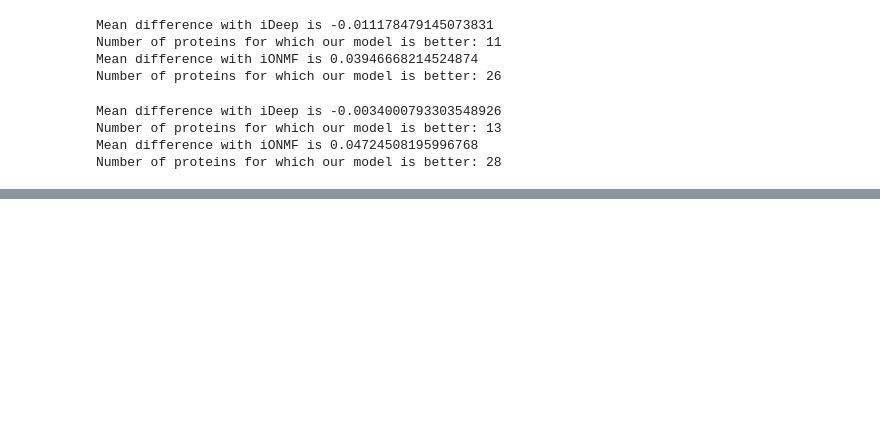
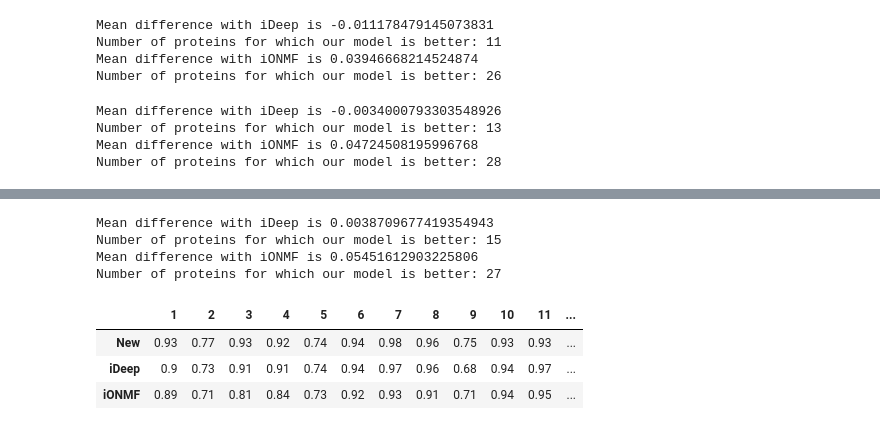
Before and after one commit to AnzeLovse/mcBind, a Jupyter notebook: Results.ipynb, the cells around one changed output, grey strips where cells are left out. Saved outputs shown, nothing was run; the diff lists cells and outputs as text; code cells hidden in the pictures; blank space fills up the shorter version.

```diff
--- a/Results.ipynb
+++ b/Results.ipynb
@@ -125,0 +620,74 @@ Number of proteins for which our model is better: 28
+# %%
+import pandas as pd
+import numpy as np
+
+def highlight_max(s):
+    '''
+    Marks the series in bold.
+    '''
+    is_max = s == s.max()
+    return ['font-weight:bold' if v else '' for v in is_max]
+
+architecture = [0.9291983335024707, 0.7651499592158268, 0.9287091265729263, 0.9234442244802304, 0.7364646663463134, 0.9353502000683374, 0.9751938377733049, 0.9635168229108272, 0.7480441636087577, 0.9346671614887399, 0.9334940249230028, 0.949523263169057, 0.9276532222938382, 0.9852166482163515, 0.9429690477664376, 0.945769948595989, 0.9649891702394129, 0.8007685826907235, 0.7732648235421152, 0.8027100113919463, 0.9707501513101737, 0.8550998884527516, 0.977862995508198, 0.9581364300124371, 0.9094462929636776, 0.9795481269712912, 0.8983216973834953, 0.9443326220617765, 0.9323671533365572, 0.9373046668621641, 0.9277661869459333]
+iDeep = [0.90,0.73,0.91,0.91,0.74,0.94,0.97,0.96,0.68,0.94,0.97,0.95,0.92,0.97,0.95,0.93,0.97,0.82,0.82,0.79,0.97,0.87,0.98,0.95,0.92,0.97,0.89,0.94,0.92,0.95,0.92]
+iONMF = [0.89,0.71,0.81,0.84,0.73,0.92,0.93,0.91,0.71,0.94,0.95,0.87,0.81,0.96,0.93,0.95,0.97,0.74,0.66,0.69,0.96,0.81,0.93,0.84,0.85,0.91,0.84,0.93,0.87,0.82,0.80]
+
+
+architecture = np.round(architecture,decimals =2)
+
+
+protein_list = ["1_PARCLIP_AGO1234_hg19", "2_PARCLIP_AGO2MNASE_hg19","3_HITSCLIP_Ago2_binding_clusters","4_HITSCLIP_Ago2_binding_clusters_2","5_CLIPSEQ_AGO2_hg19", "6_CLIP-seq-eIF4AIII_1","7_CLIP-seq-eIF4AIII_2","8_PARCLIP_ELAVL1_hg19","9_PARCLIP_ELAVL1MNASE_hg19", "10_PARCLIP_ELAVL1A_hg19", "10_PARCLIP_ELAVL1A_hg19", "12_PARCLIP_EWSR1_hg19", "13_PARCLIP_FUS_hg19", "14_PARCLIP_FUS_mut_hg19", "15_PARCLIP_IGF2BP123_hg19", "16_ICLIP_hnRNPC_Hela_iCLIP_all_clusters", "17_ICLIP_HNRNPC_hg19", "18_ICLIP_hnRNPL_Hela_group_3975_all-hnRNPL-Hela-hg19_sum_G_hg19--ensembl59_from_2337-2339-741_bedGraph-cDNA-hits-in-genome", "19_ICLIP_hnRNPL_U266_group_3986_all-hnRNPL-U266-hg19_sum_G_hg19--ensembl59_from_2485_bedGraph-cDNA-hits-in-genome", "20_ICLIP_hnRNPlike_U266_group_4000_all-hnRNPLlike-U266-hg19_sum_G_hg19--ensembl59_from_2342-2486_bedGraph-cDNA-hits-in-genome", "21_PARCLIP_MOV10_Sievers_hg19", "22_ICLIP_NSUN2_293_group_4007_all-NSUN2-293-hg19_sum_G_hg19--ensembl59_from_3137-3202_bedGraph-cDNA-hits-in-genome", "23_PARCLIP_PUM2_hg19", "24_PARCLIP_QKI_hg19", "25_CLIPSEQ_SFRS1_hg19","26_PARCLIP_TAF15_hg19", "27_ICLIP_TDP43_hg19", "28_ICLIP_TIA1_hg19", "29_ICLIP_TIAL1_hg19", "30_ICLIP_U2AF65_Hela_iCLIP_ctrl_all_clusters", "31_ICLIP_U2AF65_Hela_iCLIP_ctrl+kd_all_clusters"]
+protein_list = np.arange(1,32,1)
+
+
+table_data = {'New':architecture,'iDeep': iDeep,'iONMF':iONMF}
+
+table = pd.DataFrame(table_data, index = protein_list)
+table = table.T
+
+
+table.style.apply(highlight_max)
+
+d1 = np.subtract(architecture, iDeep)
+d2 = np.subtract(architecture,iONMF)
+
+
+n1 = sum(1 for number in d1 if number > 0)
+n2 = sum(1 for number in d2 if number > 0)
+
+print ("Mean difference with iDeep is %s " % (np.mean(d1)))
+print ("Number of proteins for which our model is better: %s " % (n1))
+print ("Mean difference with iONMF is %s " % (np.mean(d2)))
+print ("Number of proteins for which our model is better: %s " % (n2))
+
+'''
+        model = Sequential()
+        model.add(Conv1D(60,6 ,data_format='channels_last', input_shape=(101, size) , strides = 1, padding='valid'))
+        model.add(MaxPooling1D(pool_size=20, strides=1, padding='valid'))
+        model.add(Conv1D(60,4 , activation='relu'))
+        model.add(Dropout(0.2))
+        model.add(MaxPooling1D(pool_size=40, strides=1, padding='valid'))
+        model.add(Conv1D(60,4 , activation='relu'))
+        model.add(MaxPooling1D(pool_size=30, strides=1, padding='valid'))
+        model.add(Conv1D(60,3 , activation='relu'))
+        model.add(GlobalAveragePooling1D())
+
+
+        model.add(Dense(200, activation='relu'))
+        model.add(Dense(2, activation='sigmoid'))
+
+        model.compile(loss='categorical_crossentropy', optimizer='adam', metrics=['accuracy'])
+
+'''
+
+
+table.style.apply(highlight_max)
+# %% [output]
+Mean difference with iDeep is 0.0038709677419354943
+Number of proteins for which our model is better: 15
+Mean difference with iONMF is 0.05451612903225806
+Number of proteins for which our model is better: 27
+|  | 1 | 2 | 3 | 4 | 5 | 6 | 7 | 8 | 9 | 10 | 11 | ... |
+| New | 0.93 | 0.77 | 0.93 | 0.92 | 0.74 | 0.94 | 0.98 | 0.96 | 0.75 | 0.93 | 0.93 | ... |
+| iDeep | 0.9 | 0.73 | 0.91 | 0.91 | 0.74 | 0.94 | 0.97 | 0.96 | 0.68 | 0.94 | 0.97 | ... |
+| iONMF | 0.89 | 0.71 | 0.81 | 0.84 | 0.73 | 0.92 | 0.93 | 0.91 | 0.71 | 0.94 | 0.95 | ... |
```
Also changed, not shown: parts of 13 cells of this notebook, 1 other file.
